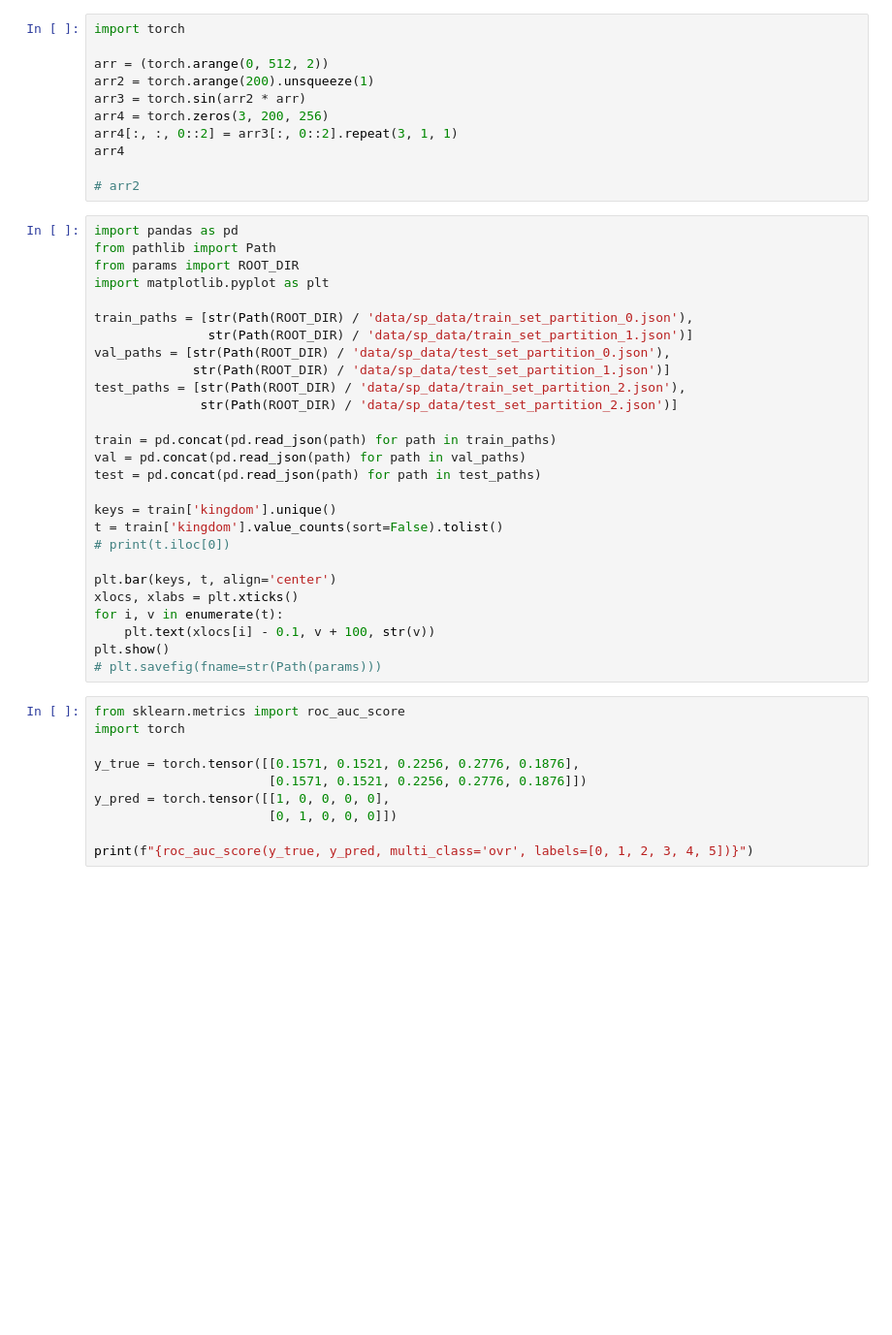
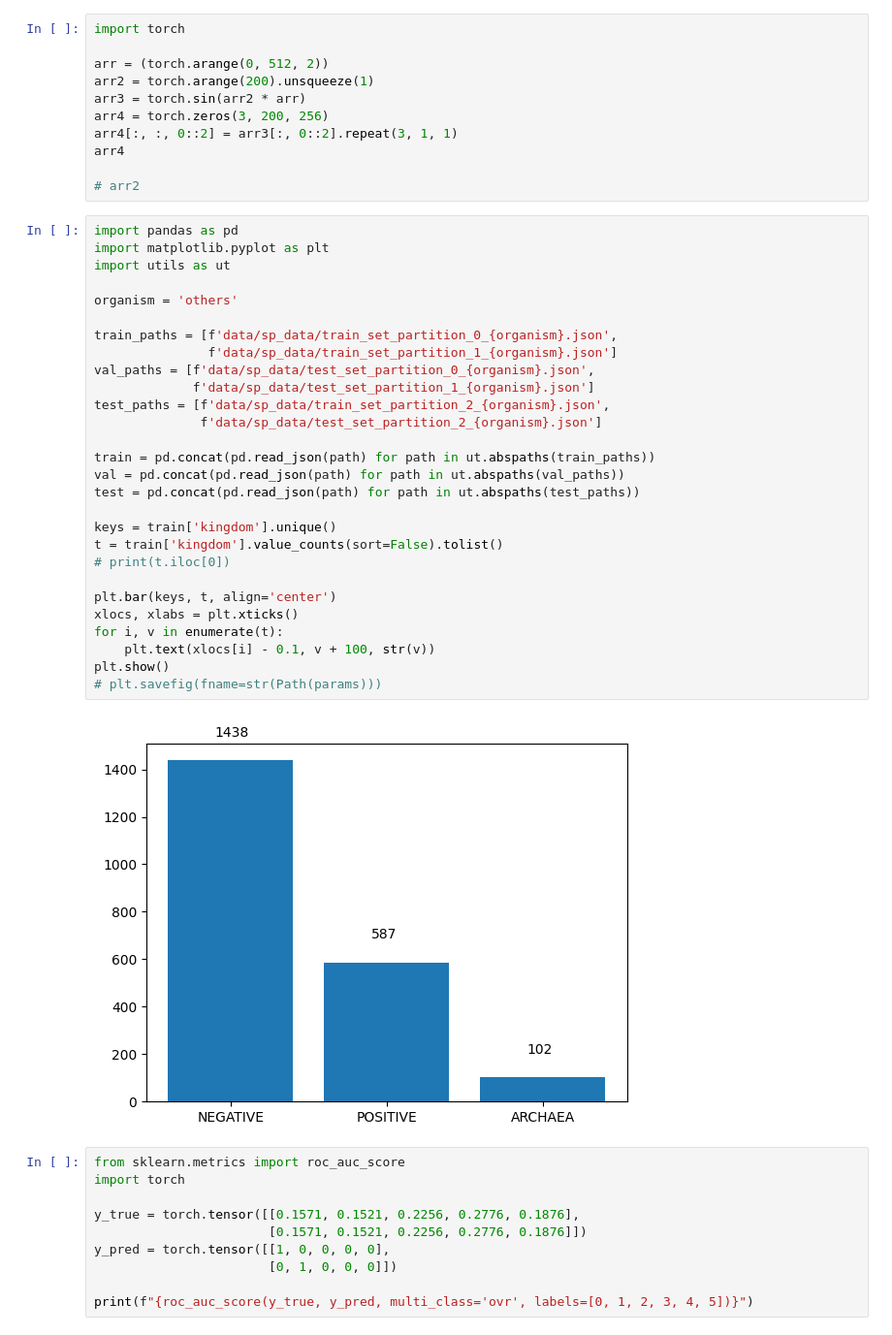
Before and after one commit to vuanhtuan1407/SPPredictor, a Jupyter notebook: analysis.ipynb, the cells around one changed output. Shown: that part at 97% size. Cells and saved outputs as stored; diff of their text form; blank space fills up the shorter version.

```diff
--- a/analysis.ipynb
+++ b/analysis.ipynb
@@ -11,31 +11,34 @@ arr4
 # arr2
 # %%
 import pandas as pd
-from pathlib import Path
-from params import ROOT_DIR
 import matplotlib.pyplot as plt
+import utils as ut
 
-train_paths = [str(Path(ROOT_DIR) / 'data/sp_data/train_set_partition_0.json'),
-               str(Path(ROOT_DIR) / 'data/sp_data/train_set_partition_1.json')]
-val_paths = [str(Path(ROOT_DIR) / 'data/sp_data/test_set_partition_0.json'),
-             str(Path(ROOT_DIR) / 'data/sp_data/test_set_partition_1.json')]
-test_paths = [str(Path(ROOT_DIR) / 'data/sp_data/train_set_partition_2.json'),
-              str(Path(ROOT_DIR) / 'data/sp_data/test_set_partition_2.json')]
+organism = 'others'
 
-train = pd.concat(pd.read_json(path) for path in train_paths)
-val = pd.concat(pd.read_json(path) for path in val_paths)
-test = pd.concat(pd.read_json(path) for path in test_paths)
+train_paths = [f'data/sp_data/train_set_partition_0_{organism}.json',
+               f'data/sp_data/train_set_partition_1_{organism}.json']
+val_paths = [f'data/sp_data/test_set_partition_0_{organism}.json',
+             f'data/sp_data/test_set_partition_1_{organism}.json']
+test_paths = [f'data/sp_data/train_set_partition_2_{organism}.json',
+              f'data/sp_data/test_set_partition_2_{organism}.json']
+
+train = pd.concat(pd.read_json(path) for path in ut.abspaths(train_paths))
+val = pd.concat(pd.read_json(path) for path in ut.abspaths(val_paths))
+test = pd.concat(pd.read_json(path) for path in ut.abspaths(test_paths))
 
 keys = train['kingdom'].unique()
 t = train['kingdom'].value_counts(sort=False).tolist()
 # print(t.iloc[0])
 
 plt.bar(keys, t, align='center')
 xlocs, xlabs = plt.xticks()
 for i, v in enumerate(t):
     plt.text(xlocs[i] - 0.1, v + 100, str(v))
 plt.show()
 # plt.savefig(fname=str(Path(params)))
+# %% [output]
+[figure, added]
 # %%
 from sklearn.metrics import roc_auc_score
 import torch
```
Also changed, not shown: parts of 2 cells of this notebook, 31 other files.
